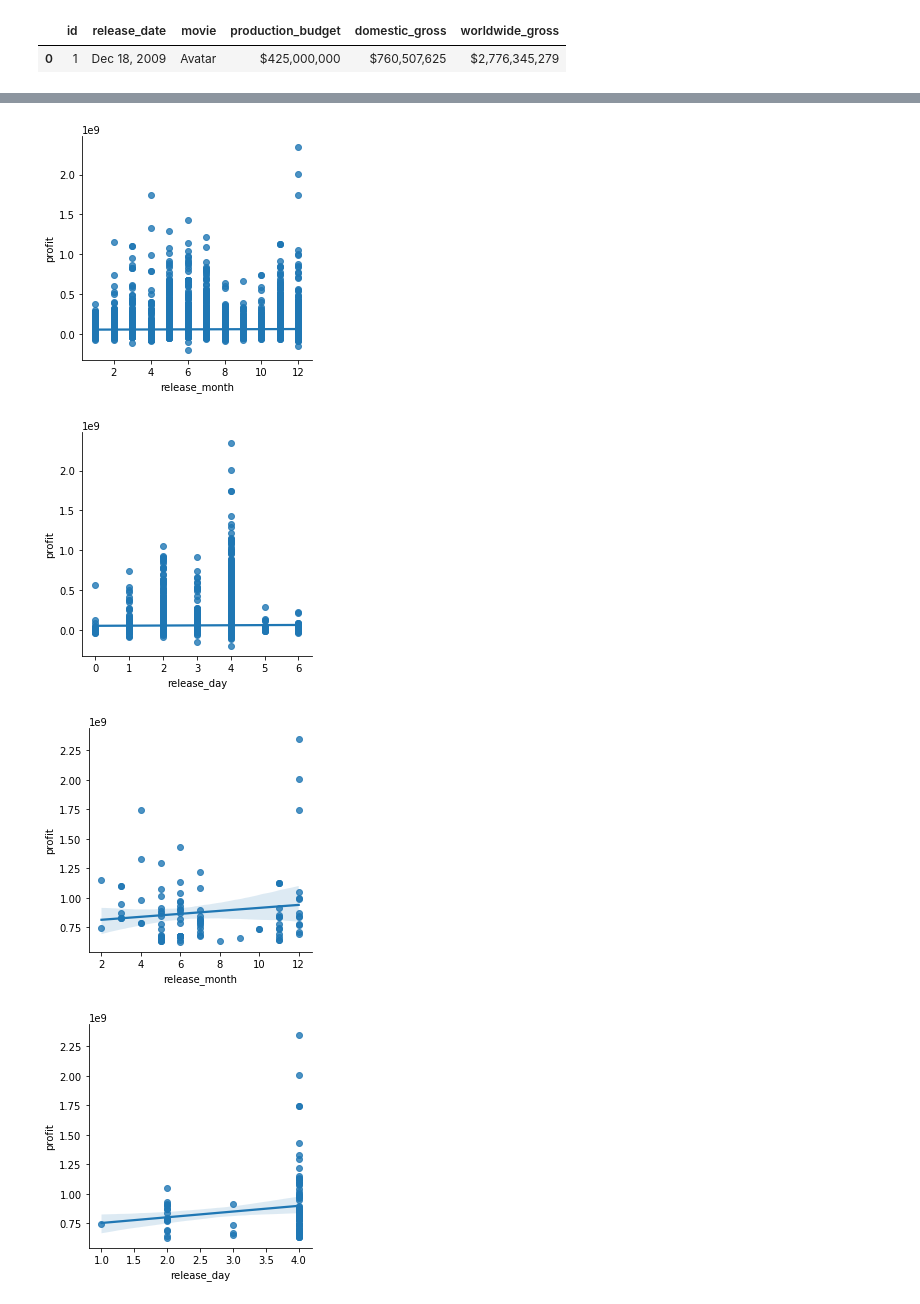
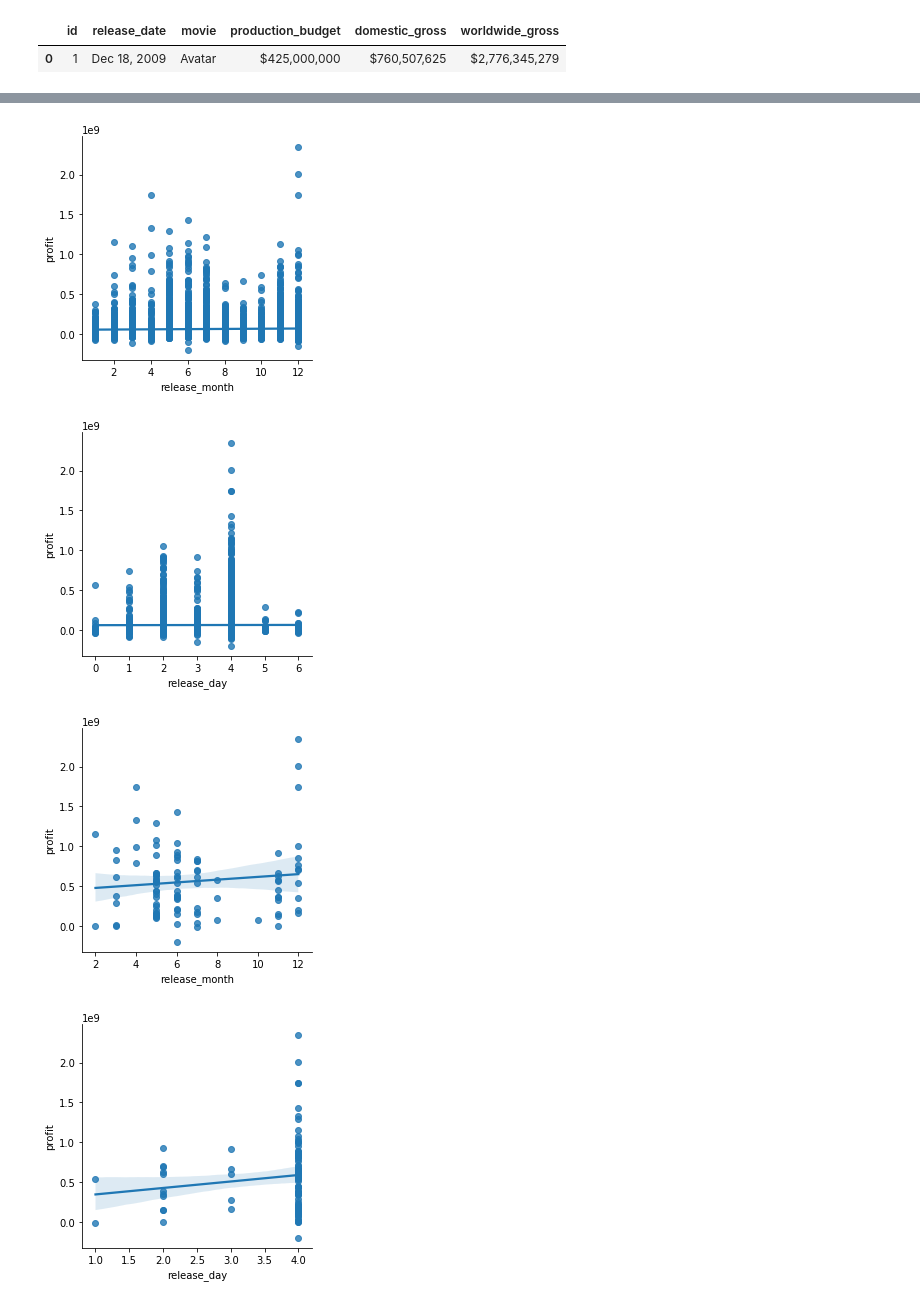
Before and after one commit to minthammock/dsc-mod-1-project-v2-1-onl01-dtsc-pt-041320, a Jupyter notebook: student.ipynb, the cells around one changed output, grey strips where cells are left out. Cells and saved outputs as stored; diff of their text form; code cells hidden in the pictures.

```diff
--- a/student.ipynb
+++ b/student.ipynb
@@ -128,0 +163,3 @@ dfInfo = df.loc[df['inDf2']]
+# %%
+df2 = dfTn.copy()
+df2.head()
@@ -129,16 +176,21 @@ dfInfo = df.loc[df['inDf2']]
 # %%
 
-# convert object data to int data for analysis
-df2 = dfTn.merge(dfBomGross, how = 'left', left_on='movie', right_on = 'title' )
-
-df2['domestic_gross_x'] = [x.replace(',','').replace('$','') for x in df2['domestic_gross_x']]
-df2['domestic_gross_x'] = df2['domestic_gross_x'].astype('int64')
+# convert various columns object data to int data for analysis
+df2['domestic_gross'] = [x.replace(',','').replace('$','') for x in df2['domestic_gross']]
+df2['domestic_gross'] = df2['domestic_gross'].astype('int64')
 df2['worldwide_gross'] = [x.replace(',','').replace('$','') for x in df2['worldwide_gross']]
 df2['worldwide_gross'] =df2['worldwide_gross'].astype('int64')
 df2['production_budget'] = [x.replace(',','').replace('$','') for x in df2['production_budget']]
 df2['production_budget'] =df2['production_budget'].astype('int64')
 
-df2 = df2.merge(dfInfo, how = 'left', left_on = 'movie', right_on = 'primary_title')
-df2['profit'] = df2['worldwide_gross'] - df2['production_budget']
+# Add a new column for profit
+df2['profit'] = (df2['worldwide_gross'] - df2['production_budget'])
+df2['profit'] = df2['profit'].astype('float64')
+#Change release date to a useable datetime format and add some more columns for easier access
+df2['release_date'] = pd.to_datetime(df2['release_date'])
+df2['release_year'] = pd.DatetimeIndex(df2['release_date']).year
+df2['release_month'] = pd.DatetimeIndex(df2['release_date']).month
+df2['release_day'] = pd.DatetimeIndex(df2['release_date']).weekday
+# df2 = df2.merge(dfInfo, how = 'left', left_on = 'movie', right_on = 'primary_title')
 df2.head(1)
 # %% [output]
@@ -210,13 +416,6 @@ df = df.drop(df.loc[df['duplicated']].index)
 # %%
 #get the names of the directors and writers of the 100 most profitable movies.
 
-dfimdbName['isTopDirector'] = dfimdbName['nconst'].isin(df2['directors'])
+dfimdbName['isTopDirector'] = dfimdbName['nconst'].isin(dfFinal['directors'])
 temp = dfimdbName.loc[dfimdbName['isTopDirector']]
-df2 = df2.merge(temp, how='left', left_on = 'directors', right_on = 'nconst')
+dfFinal = dfFinal.merge(temp, how='left', left_on = 'directors', right_on = 'nconst')
-# %%
-df2 = df2.sort_values('profit', ascending=False)
-display(np.corrcoef(df2['production_budget'], df2['profit'])[0][1])
-
-sns.lmplot(x = 'production_budget', y ='profit', data = df2, height = 10 )
-ax = plt.gca()
-ax.set_title("Profit Vs Production Budget")
@@ -242,20 +437,13 @@ createAThing(df2, ['worldwide_gross', 'profit'])
 # %%
 #https://www.interviewqs.com/ddi_code_snippets/extract_month_year_pandas
-df2['release_date'] = pd.to_datetime(df2['release_date'])
-df2['release_month'] = pd.DatetimeIndex(df2['release_date']).month
-df2['release_day'] = pd.DatetimeIndex(df2['release_date']).weekday
-df2 = df2.sort_values('profit', ascending = False)
-
-
-
 
 thing1 = sns.lmplot(x = 'release_month', y ='profit', data = df2, height = 4 )
 thing2 = sns.lmplot(x = 'release_day', y ='profit', data = df2, height = 4 )
 
 thing3 = sns.lmplot(x = 'release_month', y ='profit', data = df2[:100], height = 4 )
 thing4 = sns.lmplot(x = 'release_day', y ='profit', data = df2[:100], height = 4 )
 # %% [output]
 [figure]
 [figure]
-[figure, old version]
+[figure, new version]
-[figure, old version]
+[figure, new version]
```
Also changed, not shown: parts of 44 cells of this notebook.
